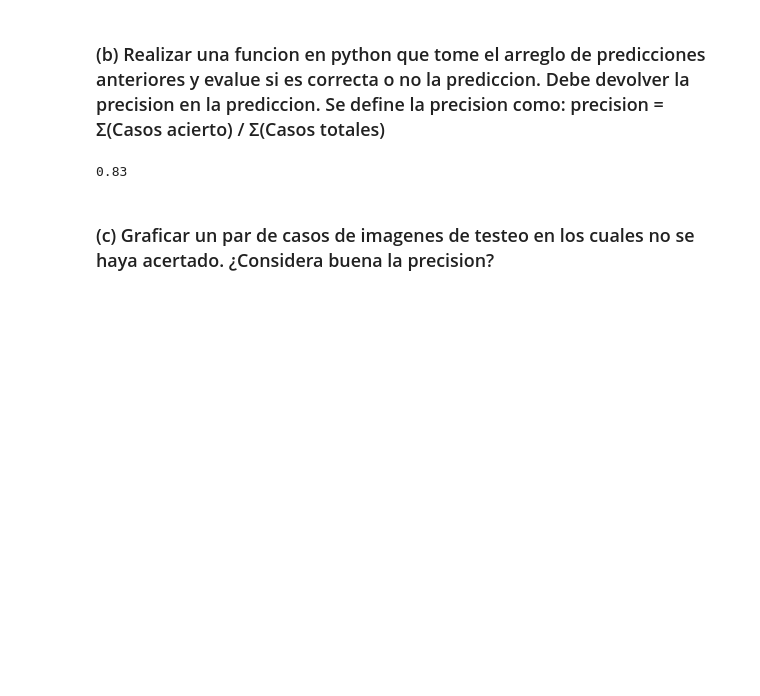
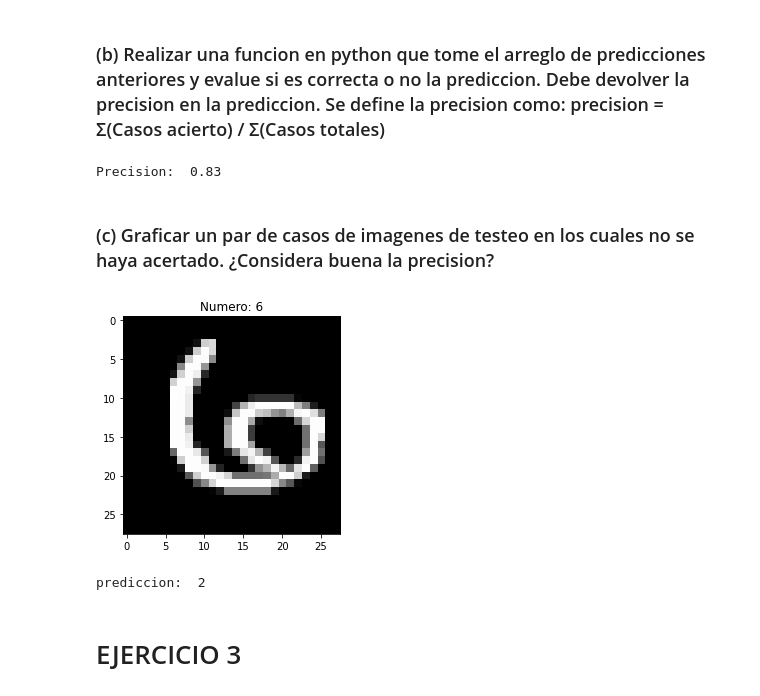
Before and after one commit to sanchez-17/TP2-AlgebraLinealComputacional-UBA-Exactas, a Jupyter notebook: Tp2.ipynb, the cells around one changed output. Drawn from its saved outputs; the diff is of its cells as text; code cells hidden in the pictures; blank space fills up the shorter version.

```diff
--- a/Tp2.ipynb
+++ b/Tp2.ipynb
@@ -98,7 +116,7 @@ for n in range(0,10):
     df_n = train[train[0] == n].iloc[:2000,:]    #creamos df unicamente con las imagenes del numero n
     imagenes_n = df_n.to_numpy()    #convertimos el df en un array bidimensional de numpy
     imagen_promedio = np.mean(imagenes_n,axis=0)  # .mean() calcula el promedio de todas las imagenes que se encuentran como filas de la matriz 'imagenes_n'
-    imagenes.append(imagen_promedio)
+    imagenes_prom.append(imagen_promedio)
     globals()['imagen_'+str(n)] = imagen_promedio   # asignamos la imagen promedio de cada numero 'n' a una variable llamada 'imagen_n'
 # %% [markdown]
 ### (d) Graficar cada una de las imagenes promedio obtenidas.
@@ -198,7 +216,7 @@ def precision_aux(df_test, imagenes_p):
 
 print("Precision: ", precision_aux(test,imagenes_prom))
 # %% [output]
-0.83
+Precision:  0.83
 # %% [markdown]
 ### (c) Graficar un par de casos de imagenes de testeo en los cuales no se haya acertado. ¿Considera buena la precision?
 # %%
@@ -250,3 +268,10 @@ def graficar_alguna_img_yeta():
 
     graficar(imgs,i)
     print("prediccion: ",pred)
+# %%
+graficar_alguna_img_yeta()
+# %% [output]
+[figure, added]
+prediccion:  2
+# %% [markdown]
+# EJERCICIO 3
```
Also changed, not shown: parts of 4 cells of this notebook, 1 other file.
